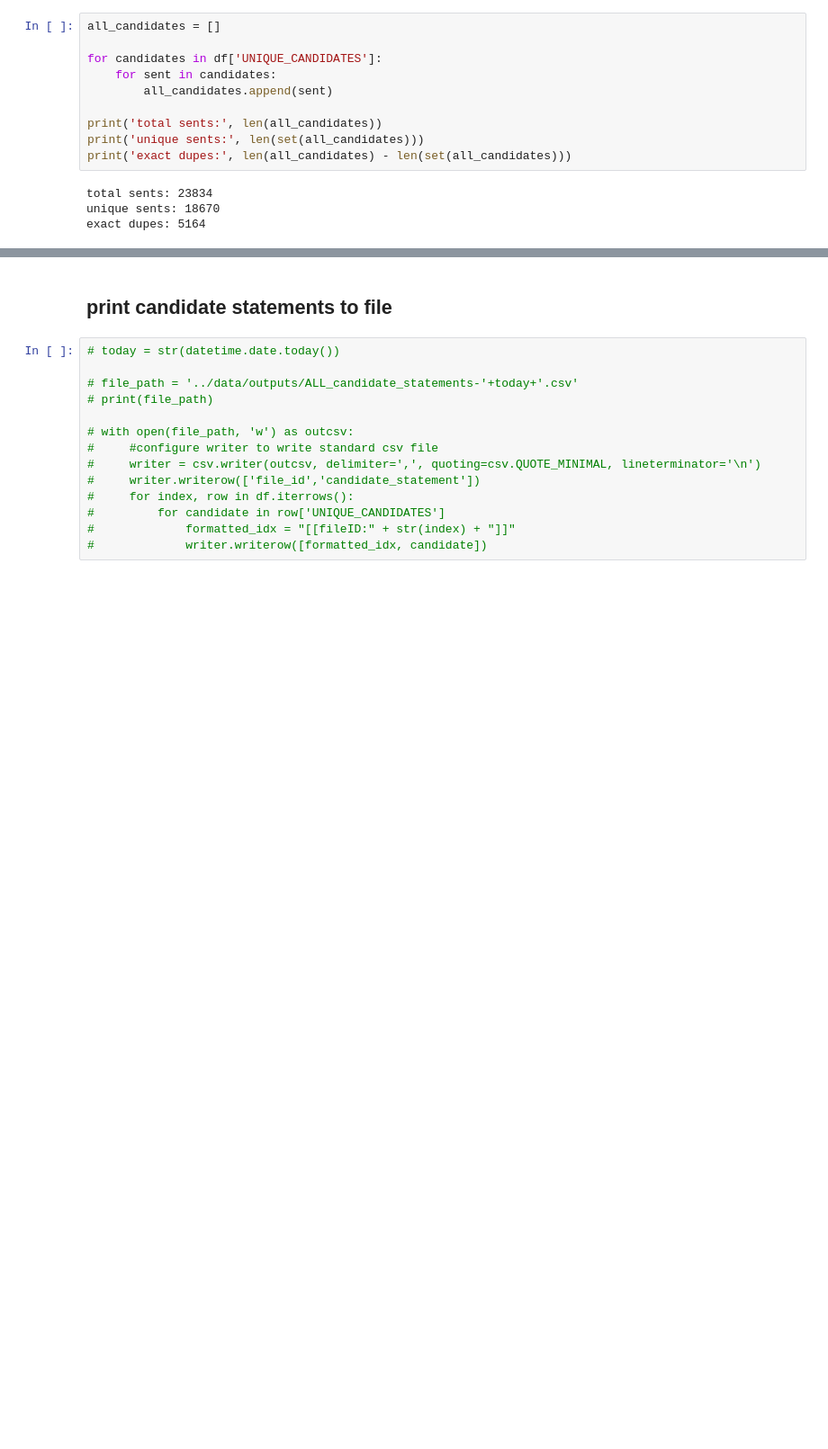
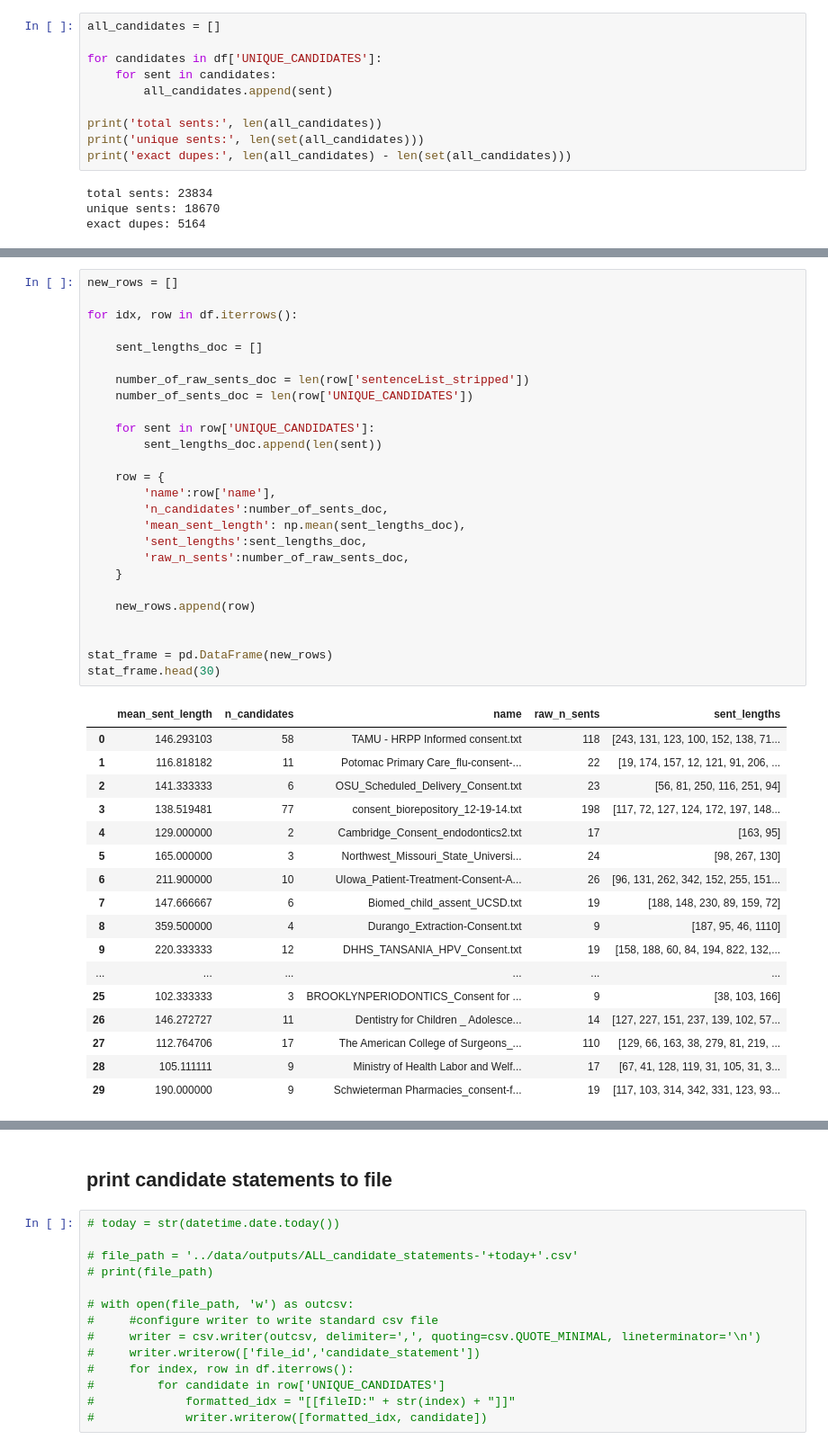
Before and after one commit to CooperStansbury/permission_statement_extraction, a Jupyter notebook: code/extract_candidate_sentences.ipynb, the cells around one changed output, grey strips where cells are left out. Shown at 90% size. Drawn from its saved outputs; the diff is of its cells as text; blank space fills up the shorter version.

```diff
--- a/code/extract_candidate_sentences.ipynb
+++ b/code/extract_candidate_sentences.ipynb
@@ -868,0 +881,44 @@ exact dupes: 5164
+# %%
+new_rows = []
+
+for idx, row in df.iterrows():
+
+    sent_lengths_doc = []
+
+    number_of_raw_sents_doc = len(row['sentenceList_stripped'])
+    number_of_sents_doc = len(row['UNIQUE_CANDIDATES'])
+
+    for sent in row['UNIQUE_CANDIDATES']:
+        sent_lengths_doc.append(len(sent))
+
+    row = {
+        'name':row['name'],
+        'n_candidates':number_of_sents_doc,
+        'mean_sent_length': np.mean(sent_lengths_doc),
+        'sent_lengths':sent_lengths_doc,
+        'raw_n_sents':number_of_raw_sents_doc,
+    }
+
+    new_rows.append(row)
+
+
+stat_frame = pd.DataFrame(new_rows)
+stat_frame.head(30)
+# %% [output]
+|  | mean_sent_length | n_candidates | name | raw_n_sents | sent_lengths |
+| 0 | 146.293103 | 58 | TAMU - HRPP Informed consent.txt | 118 | [243, 131, 123, 100, 152, 138, 71... |
+| 1 | 116.818182 | 11 | Potomac Primary Care_flu-consent-... | 22 | [19, 174, 157, 12, 121, 91, 206, ... |
+| 2 | 141.333333 | 6 | OSU_Scheduled_Delivery_Consent.txt | 23 | [56, 81, 250, 116, 251, 94] |
+| 3 | 138.519481 | 77 | consent_biorepository_12-19-14.txt | 198 | [117, 72, 127, 124, 172, 197, 148... |
+| 4 | 129.000000 | 2 | Cambridge_Consent_endodontics2.txt | 17 | [163, 95] |
+| 5 | 165.000000 | 3 | Northwest_Missouri_State_Universi... | 24 | [98, 267, 130] |
+| 6 | 211.900000 | 10 | UIowa_Patient-Treatment-Consent-A... | 26 | [96, 131, 262, 342, 152, 255, 151... |
+| 7 | 147.666667 | 6 | Biomed_child_assent_UCSD.txt | 19 | [188, 148, 230, 89, 159, 72] |
+| 8 | 359.500000 | 4 | Durango_Extraction-Consent.txt | 9 | [187, 95, 46, 1110] |
+| 9 | 220.333333 | 12 | DHHS_TANSANIA_HPV_Consent.txt | 19 | [158, 188, 60, 84, 194, 822, 132,... |
+| ... | ... | ... | ... | ... | ... |
+| 25 | 102.333333 | 3 | BROOKLYNPERIODONTICS_Consent for ... | 9 | [38, 103, 166] |
+| 26 | 146.272727 | 11 | Dentistry for Children _ Adolesce... | 14 | [127, 227, 151, 237, 139, 102, 57... |
+| 27 | 112.764706 | 17 | The American College of Surgeons_... | 110 | [129, 66, 163, 38, 279, 81, 219, ... |
+| 28 | 105.111111 | 9 | Ministry of Health Labor and Welf... | 17 | [67, 41, 128, 119, 31, 105, 31, 3... |
+| 29 | 190.000000 | 9 | Schwieterman Pharmacies_consent-f... | 19 | [117, 103, 314, 342, 331, 123, 93... |
```
Also changed, not shown: parts of 14 cells of this notebook.
